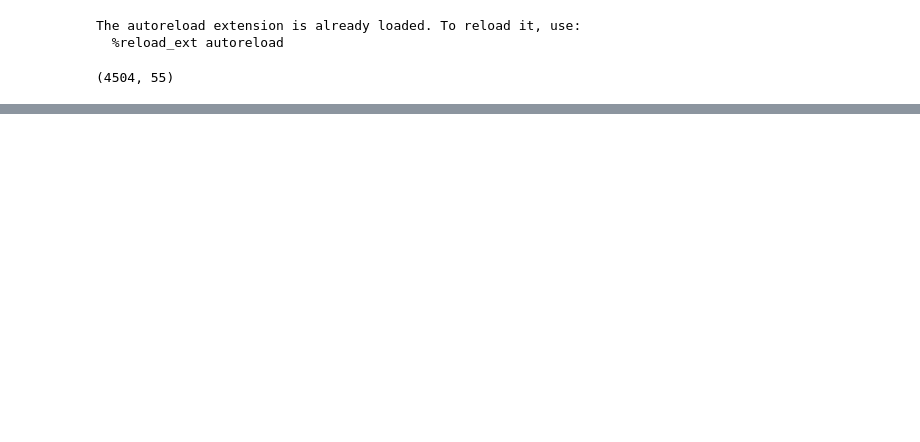
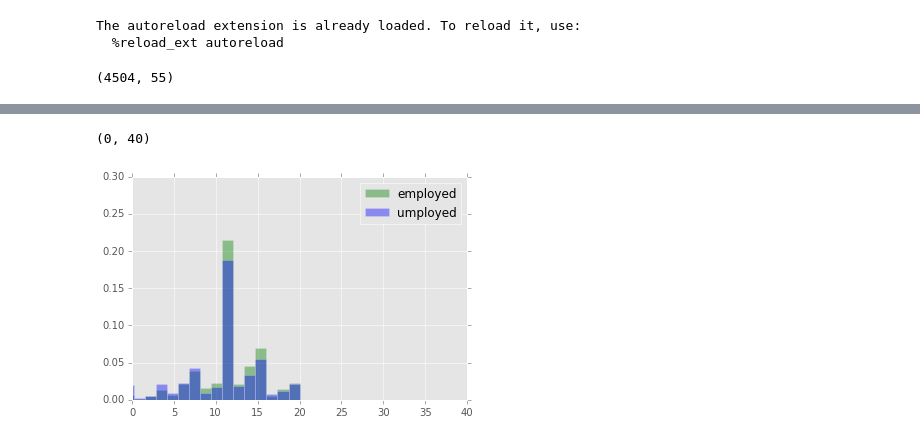
Before and after one commit to banjopickin/women_workforce, a Jupyter notebook: draft.ipynb, the cells around one changed output, grey strips where cells are left out. Drawn from its saved outputs; the diff is of its cells as text; code cells hidden in the pictures; blank space fills up the shorter version.

```diff
--- a/draft.ipynb
+++ b/draft.ipynb
@@ -77,0 +101,2 @@ df_r.shape
+# %%
+a = df[['employed','paeduc']]
@@ -77,0 +107,10 @@ df_r.shape
+# %%
+b = (0,40)
+a[a.employed ==True]['paeduc'].hist(alpha = 0.4,bins = 90,color = 'green',label = 'employed',normed = True)
+a[a.employed ==False].paeduc.hist(alpha =0.4,bins = 90,color = 'blue', label = 'umployed',normed = True)
+plt.legend()
+
+plt.xlim(b)
+# %% [output]
+(0, 40)
+[figure, added]
```
Also changed, not shown: parts of 15 cells of this notebook, 3 other files.
